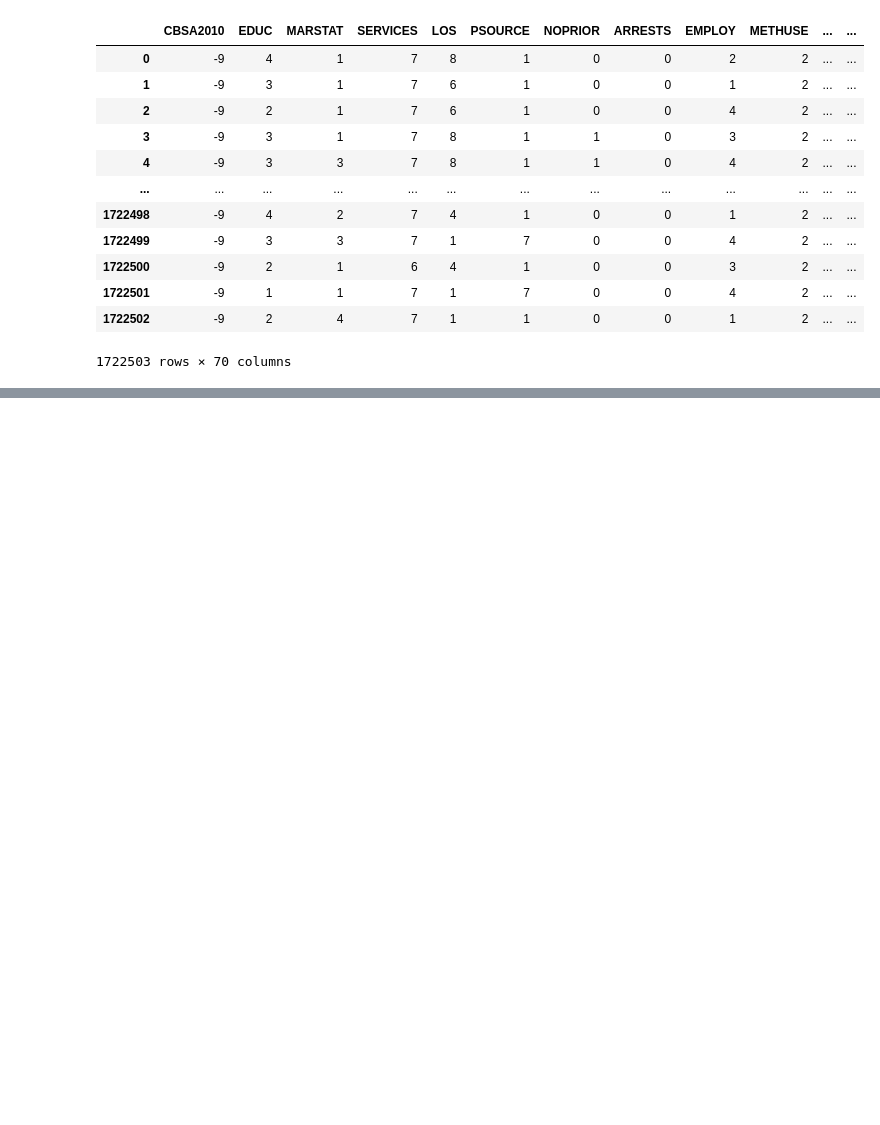
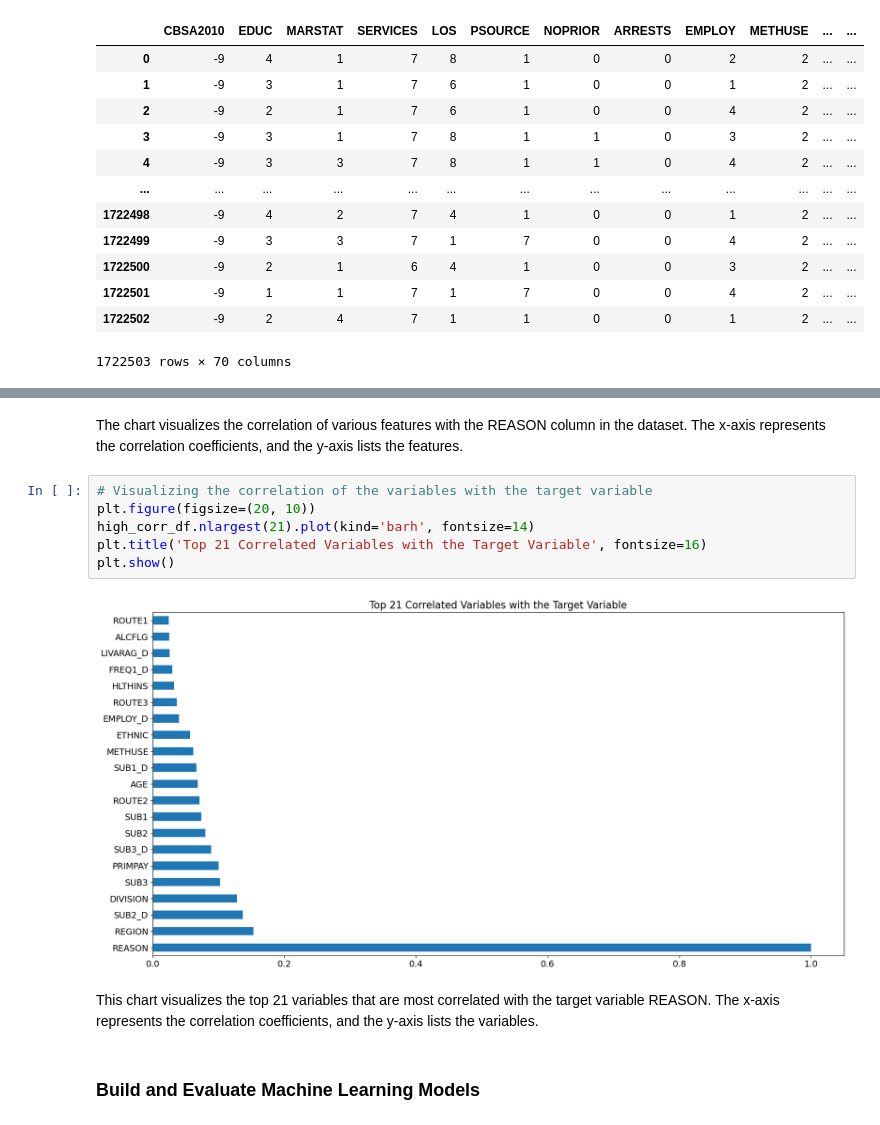
Before and after one commit to MWatkins87/Project-2-Group-2, a Jupyter notebook: beau_d_new.ipynb, the cells around one changed output, grey strips where cells are left out. Saved outputs shown, nothing was run; the diff lists cells and outputs as text; blank space fills up the shorter version.

```diff
--- a/beau_d_new.ipynb
+++ b/beau_d_new.ipynb
@@ -1142 +1903,15 @@ Name: REASON, dtype: float64
+# %% [markdown]
+The chart visualizes the correlation of various features with the REASON column in the dataset. The x-axis represents the correlation coefficients, and the y-axis lists the features.
+# %%
+# Visualizing the correlation of the variables with the target variable
+plt.figure(figsize=(20, 10))
+high_corr_df.nlargest(21).plot(kind='barh', fontsize=14)
+plt.title('Top 21 Correlated Variables with the Target Variable', fontsize=16)
+plt.show()
+# %% [output]
+[figure, added]
+# %% [markdown]
+This chart visualizes the top 21 variables that are most correlated with the target variable REASON. The x-axis represents the correlation coefficients, and the y-axis lists the variables.
+# %% [markdown]
+### Build and Evaluate Machine Learning Models
 # %%
```
Also changed, not shown: parts of 121 cells of this notebook.
